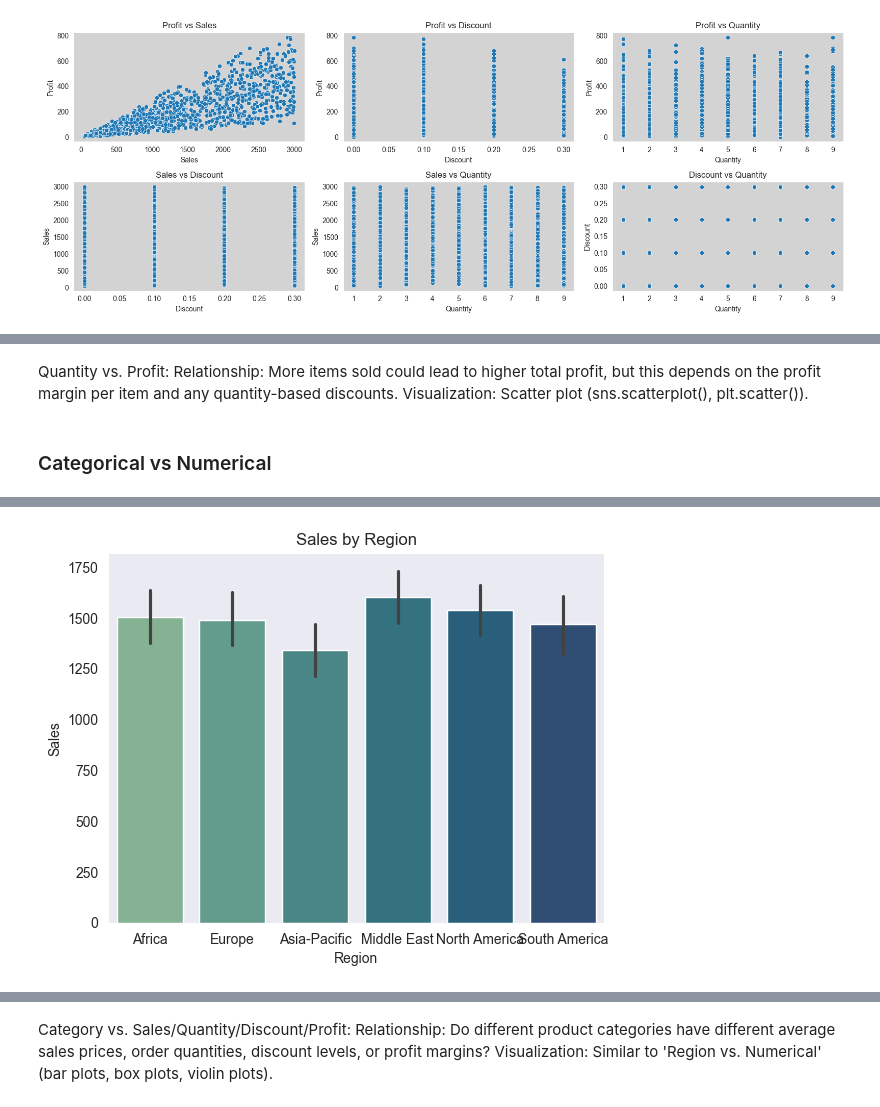
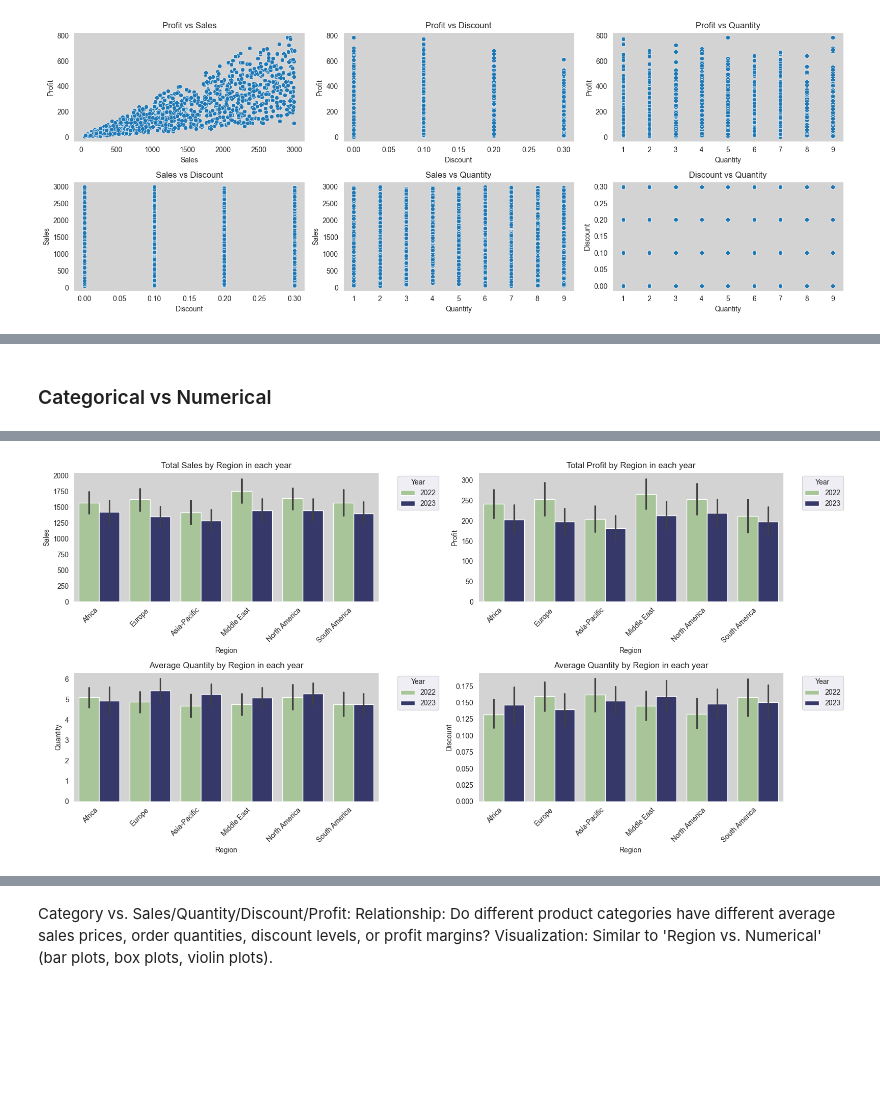
Before and after one commit to Impact-Insights/Data-Engineering-Projects, a Jupyter notebook: Global Technology Sales/Global_Tech_Sales.ipynb, the cells around one changed output, grey strips where cells are left out. Cells and saved outputs as stored; diff of their text form; code cells hidden in the pictures; blank space fills up the shorter version.

Commit message:
Update Global Tech Sales

```diff
--- a/Global Technology Sales/Global_Tech_Sales.ipynb
+++ b/Global Technology Sales/Global_Tech_Sales.ipynb
@@ -426,7 +397,3 @@ Visualization: Scatter plot (sns.scatterplot(), plt.scatter()).
-# %% [markdown]
-Quantity vs. Profit:
-Relationship: More items sold could lead to higher total profit, but this depends on the profit margin per item and any quantity-based discounts.
-Visualization: Scatter plot (sns.scatterplot(), plt.scatter()).
 # %% [markdown]
 ### Categorical vs Numerical
 # %% [markdown]
@@ -439,11 +407,3 @@ Visualization:
 Bar plots (sns.barplot(), plt.bar()) showing the mean of the numerical feature for each region.
 Box plots (sns.boxplot(), plt.boxplot()) to see the distribution within each region.
 Violin plots (sns.violinplot(), plt.violinplot()) for a combination of distribution and summary statistics.
-# %%
-sns.barplot(x=data['Region'], y=data['Sales'], palette='crest', hue=data['Region'])
-plt.title('Sales by Region')
-plt.xlabel('Region')
-plt.ylabel('Sales')
-plt.show()
-# %% [output]
-[figure, removed]
@@ -457,2 +410,48 @@ plt.show()
+# %%
+fig, axes = plt.subplots(nrows=2, ncols=2, figsize=(16, 8))
+
+
+
+
+# Plot with Seaborn and then set individual background colors
+sns.barplot(x=data['Region'], y=data['Sales'], palette='crest', hue=data['Year'], ax=axes[0, 0])
+axes[0,0].set_facecolor('lightgrey')
+axes[0,0].set_title('Total Sales by Region in each year')
+axes[0,0].set_xticklabels(axes[0,0].get_xticklabels(), rotation=45, ha='right')
+axes[0,0].legend(title='Year', bbox_to_anchor=(1.05, 1), loc='upper left')
+axes[0,0].set_xlabel('Region')
+axes[0,0].set_ylabel('Sales')
+
+
+sns.barplot(x='Region', y='Profit', data=data, palette='crest', hue = 'Year', ax=axes[0, 1])
+axes[0,1].set_facecolor('lightgrey')
+axes[0,1].set_title('Total Profit by Region in each year')
+axes[0,1].set_xticklabels(axes[0,0].get_xticklabels(), rotation=45, ha='right')
+axes[0,1].legend(title='Year', bbox_to_anchor=(1.05, 1), loc='upper left')
+axes[0,1].set_xlabel('Region')
+axes[0,1].set_ylabel('Profit')
+
+sns.barplot(x='Region', y='Quantity', data=data, palette='crest', hue = 'Year', ax=axes[1,0])
+axes[1,0].set_facecolor('lightgrey')
+axes[1,0].set_title('Average Quantity by Region in each year')
+axes[1,0].set_xticklabels(axes[0,0].get_xticklabels(), rotation=45, ha='right')
+axes[1,0].legend(title='Year', bbox_to_anchor=(1.05, 1), loc='upper left')
+axes[1,0].set_xlabel('Region')
+axes[1,0].set_ylabel('Quantity')
+
+
+sns.barplot(x='Region', y='Discount', data=data, palette='crest', hue = 'Year', ax=axes[1,1])
+axes[1,1].set_facecolor('lightgrey')
+axes[1,1].set_title('Average Quantity by Region in each year')
+axes[1,1].set_xticklabels(axes[0,0].get_xticklabels(), rotation=45, ha='right')
+axes[1,1].legend(title='Year', bbox_to_anchor=(1.05, 1), loc='upper left')
+axes[1,1].set_xlabel('Region')
+axes[1,1].set_ylabel('Discount')
+
+
+plt.tight_layout()
+plt.show()
+# %% [output]
+[figure, added]
 # %% [markdown]
 CustomerSegment vs. Sales/Quantity/Discount/Profit:
```
Also changed, not shown: parts of 77 cells of this notebook.
